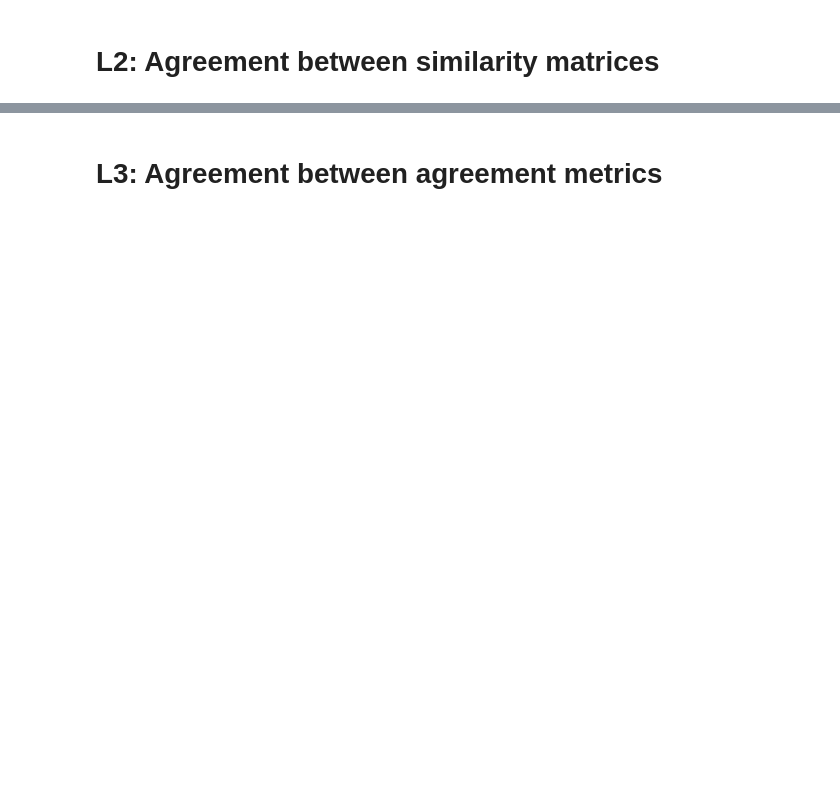
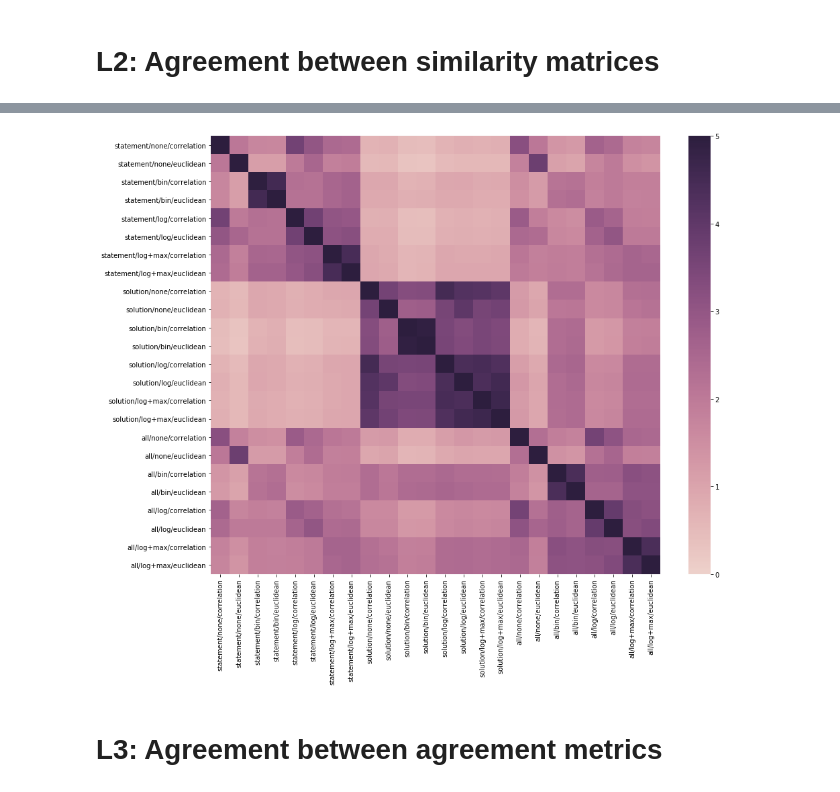
Before and after one commit to adaptive-learning/flocs-analyses, a Jupyter notebook: item_similarity/2018_01_02.ipynb, the cells around one changed output, grey strips where cells are left out. Drawn from its saved outputs; the diff is of its cells as text; code cells hidden in the pictures; blank space fills up the shorter version.

```diff
--- a/item_similarity/2018_01_02.ipynb
+++ b/item_similarity/2018_01_02.ipynb
@@ -262,2 +287,6 @@ sns.heatmap(compute_agreement(similarities), annot=False)
+# %%
+show_agreement_matrix(top5)
+# %% [output]
+[figure, added]
 # %% [markdown]
 # L3: Agreement between agreement metrics
```
Also changed, not shown: parts of 9 cells of this notebook.
